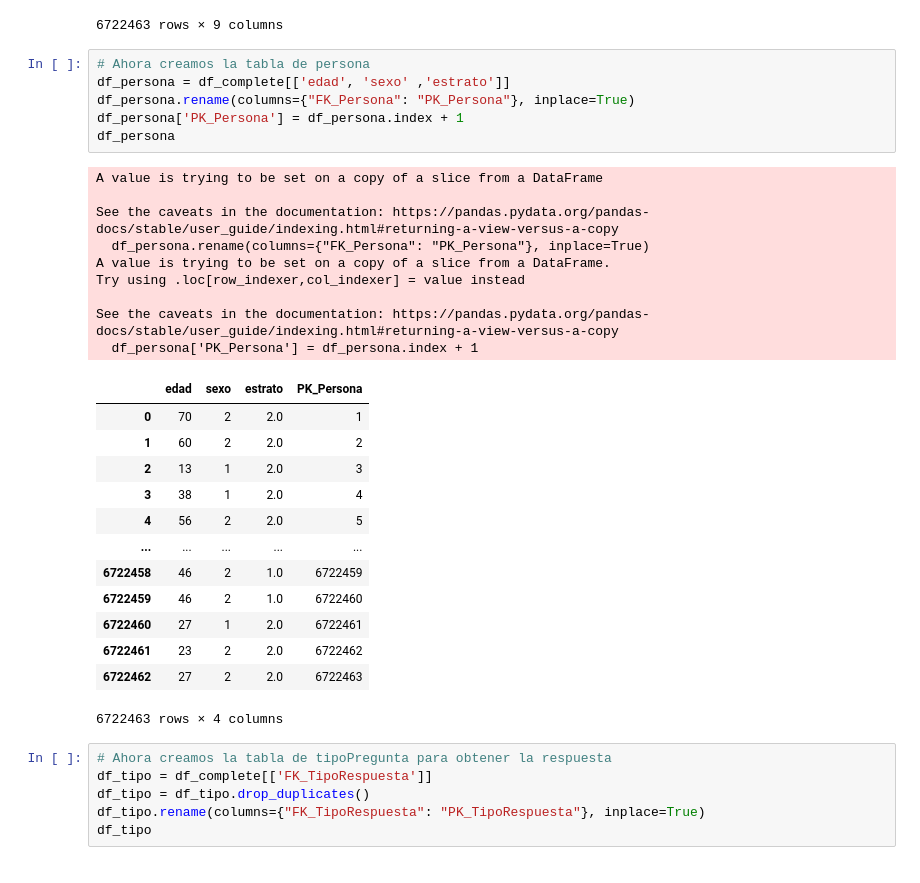
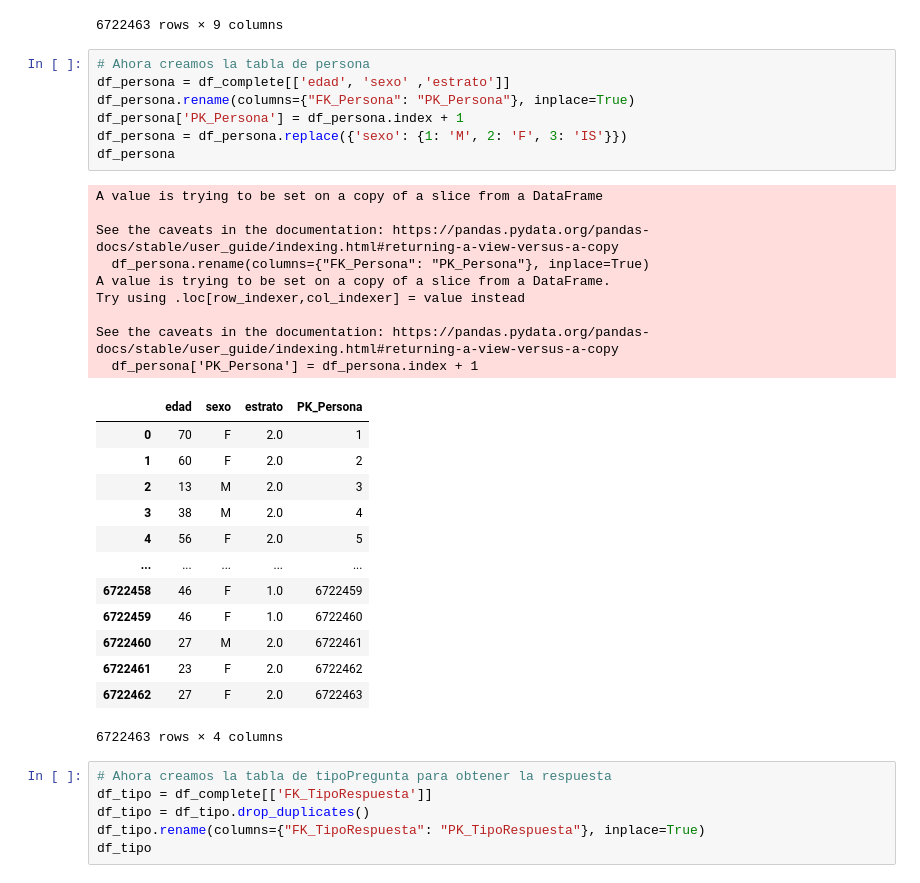
Before and after one commit to JMarts32/proyecto2BI, a Jupyter notebook: data.ipynb, the cells around one changed output. Drawn from its saved outputs; the diff is of its cells as text.

```diff
--- a/data.ipynb
+++ b/data.ipynb
@@ -207,31 +207,32 @@ df_complete
 # %%
 # Ahora creamos la tabla de persona
 df_persona = df_complete[['edad', 'sexo' ,'estrato']]
 df_persona.rename(columns={"FK_Persona": "PK_Persona"}, inplace=True)
 df_persona['PK_Persona'] = df_persona.index + 1
+df_persona = df_persona.replace({'sexo': {1: 'M', 2: 'F', 3: 'IS'}})
 df_persona
 # %% [output]
 A value is trying to be set on a copy of a slice from a DataFrame
 
 See the caveats in the documentation: https://pandas.pydata.org/pandas-docs/stable/user_guide/indexing.html#returning-a-view-versus-a-copy
   df_persona.rename(columns={"FK_Persona": "PK_Persona"}, inplace=True)
 A value is trying to be set on a copy of a slice from a DataFrame.
 Try using .loc[row_indexer,col_indexer] = value instead
 
 See the caveats in the documentation: https://pandas.pydata.org/pandas-docs/stable/user_guide/indexing.html#returning-a-view-versus-a-copy
   df_persona['PK_Persona'] = df_persona.index + 1
 |  | edad | sexo | estrato | PK_Persona |
-| 0 | 70 | 2 | 2.0 | 1 |
-| 1 | 60 | 2 | 2.0 | 2 |
-| 2 | 13 | 1 | 2.0 | 3 |
-| 3 | 38 | 1 | 2.0 | 4 |
-| 4 | 56 | 2 | 2.0 | 5 |
+| 0 | 70 | F | 2.0 | 1 |
+| 1 | 60 | F | 2.0 | 2 |
+| 2 | 13 | M | 2.0 | 3 |
+| 3 | 38 | M | 2.0 | 4 |
+| 4 | 56 | F | 2.0 | 5 |
 | ... | ... | ... | ... | ... |
-| 6722458 | 46 | 2 | 1.0 | 6722459 |
-| 6722459 | 46 | 2 | 1.0 | 6722460 |
-| 6722460 | 27 | 1 | 2.0 | 6722461 |
-| 6722461 | 23 | 2 | 2.0 | 6722462 |
-| 6722462 | 27 | 2 | 2.0 | 6722463 |
+| 6722458 | 46 | F | 1.0 | 6722459 |
+| 6722459 | 46 | F | 1.0 | 6722460 |
+| 6722460 | 27 | M | 2.0 | 6722461 |
+| 6722461 | 23 | F | 2.0 | 6722462 |
+| 6722462 | 27 | F | 2.0 | 6722463 |
 6722463 rows × 4 columns
 # %%
 # Ahora creamos la tabla de tipoPregunta para obtener la respuesta
```
Also changed, not shown: parts of 2 cells of this notebook, 10 other files.
